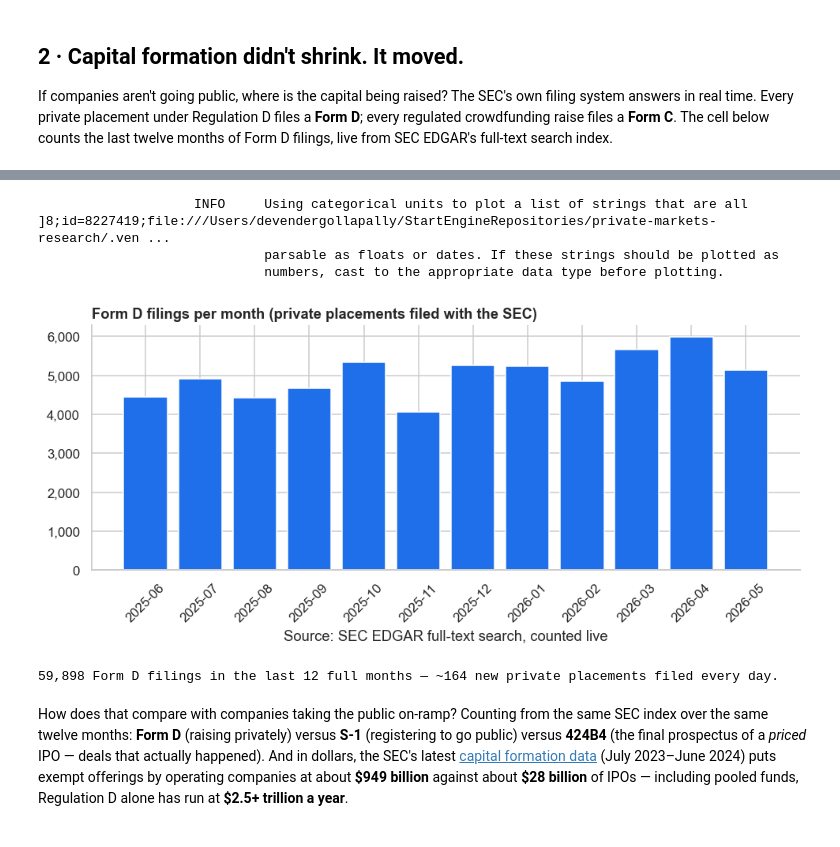
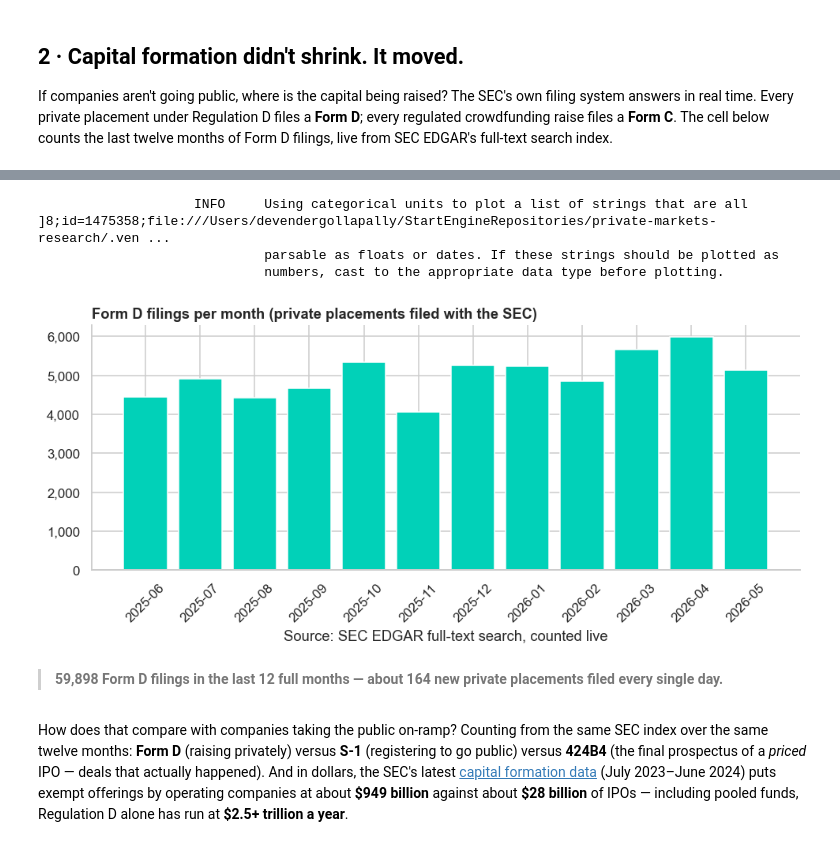
Before and after one commit to StartEngine/private-markets-research, a Jupyter notebook: private_markets.ipynb, the cells around one changed output, grey strips where cells are left out. Drawn from its saved outputs; the diff is of its cells as text; code cells hidden in the pictures.

```diff
--- a/private_markets.ipynb
+++ b/private_markets.ipynb
@@ -27,6 +27,14 @@ import pandas as pd
 import matplotlib.pyplot as plt
 import matplotlib.ticker as mtick
 import seaborn as sns
+from IPython.display import Markdown, display
+
+def callout(text):
+    display(Markdown(f"> **{text}**"))
+from IPython.display import Markdown, display
+
+def callout(text):
+    display(Markdown(f"> **{text}**"))
 
 # --- the four open-source data servers (installed from PyPI) ---------------
 os.environ.setdefault("EDGAR_MCP_USER_AGENT", "StartEngine research devender@startengine.com")
@@ -49,9 +57,10 @@ EDGAR = _ctx(edgar=edgar_client)
 SOI_DB = cache_path("mcpwright-soi", "soi.sqlite3", "SOI_MCP_STORE")
 ACS_DB = cache_path("mcpwright-census", "acs.sqlite3", "CENSUS_MCP_STORE")
 
-ACCENT, DIM, GOOD = "#1f6feb", "#9198a1", "#3fb950"
+# StartEngine brand palette
+ACCENT, DEEP, DIM, GOOD = "#01D1B8", "#185C65", "#9AA5A6", "#185C65"
 sns.set_theme(style="whitegrid", context="notebook", rc={"axes.spines.top": False, "axes.spines.right": False})
 plt.rcParams.update({"figure.dpi": 110, "font.size": 11})
 TODAY = dt.date.today()
-print(f"Data pulled live on {TODAY.isoformat()}.")
+display(Markdown(f"*All live figures in this document were pulled on {TODAY.isoformat()}.*"))
 # %% [output]
@@ -134,6 +143,6 @@ ax.tick_params(axis="x", rotation=45)
 ax.yaxis.set_major_formatter(mtick.StrMethodFormatter("{x:,.0f}"))
 plt.tight_layout(); plt.show()
 
-print(f"{total_12mo:,} Form D filings in the last 12 full months — "
-      f"~{total_12mo//365} new private placements filed every day.")
+callout(f"{total_12mo:,} Form D filings in the last 12 full months — about "
+        f"{total_12mo//365} new private placements filed every single day.")
 # %% [output]
@@ -141,10 +150,10 @@ print(f"{total_12mo:,} Form D filings in the last 12 full months — "
                              parsable as floats or dates. If these strings should be plotted as
                              numbers, cast to the appropriate data type before plotting.
-                    INFO     Using categorical units to plot a list of strings that are all         ]8;id=8227419;file:///Users/devendergollapally/StartEngineRepositories/private-markets-research/.ven ...
+                    INFO     Using categorical units to plot a list of strings that are all         ]8;id=1475358;file:///Users/devendergollapally/StartEngineRepositories/private-markets-research/.ven ...
                              parsable as floats or dates. If these strings should be plotted as
                              numbers, cast to the appropriate data type before plotting.
-[figure, old version]
+[figure, new version]
-59,898 Form D filings in the last 12 full months — ~164 new private placements filed every day.
+> **59,898 Form D filings in the last 12 full months — about 164 new private placements filed every single day.**
 # %% [markdown]
 How does that compare with companies taking the public on-ramp? Counting from the same
 SEC index over the same twelve months: **Form D** (raising privately) versus **S-1**
```
Also changed, not shown: parts of 9 cells of this notebook, 4 other files.
